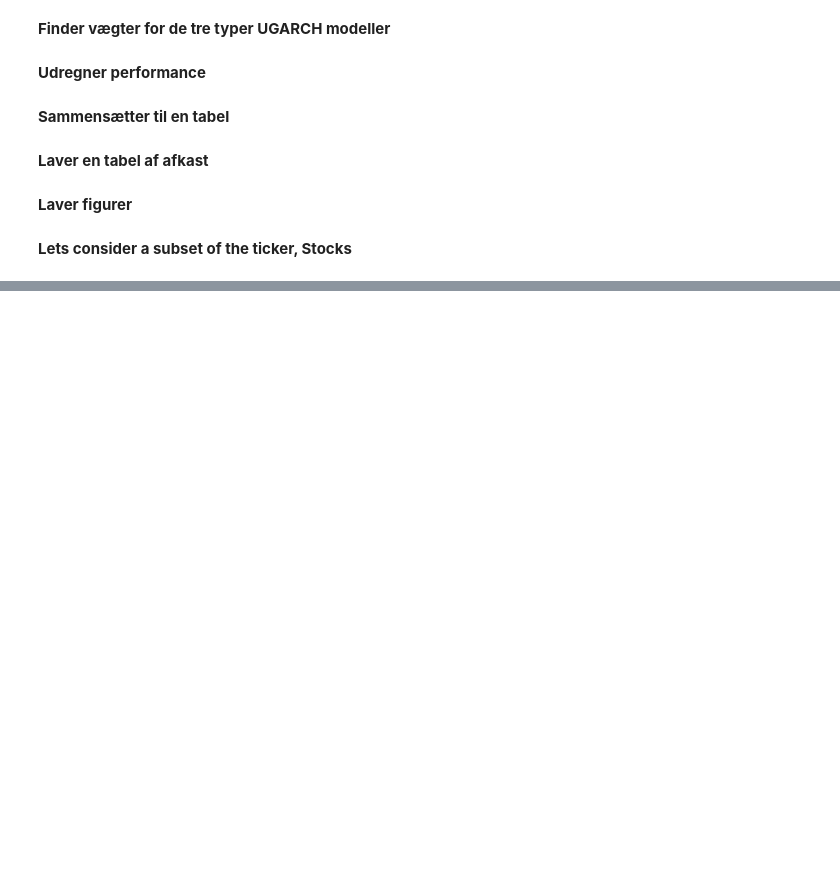
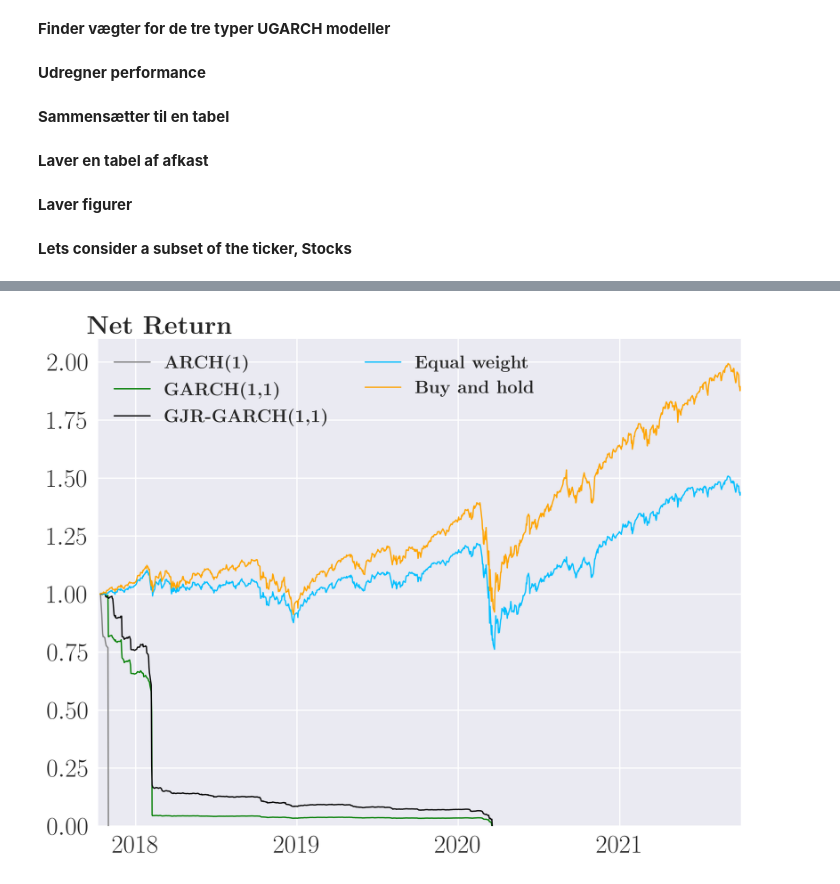
Before and after one commit to neriksen/thesis, a Jupyter notebook: backtesting/backtesting_graphs_NO_TC.ipynb, the cells around one changed output, grey strips where cells are left out. Cells and saved outputs as stored; diff of their text form; code cells hidden in the pictures; blank space fills up the shorter version.

```diff
--- a/backtesting/backtesting_graphs_NO_TC.ipynb
+++ b/backtesting/backtesting_graphs_NO_TC.ipynb
@@ -206,15 +208,17 @@ fig.savefig("Performance_no_TC_before_S.png", bbox_inches = 'tight', pad_inches
 # %%
 fig, ax = plt.subplots(1, 1, figsize=(9,7), dpi=300)
 ax.plot(res_TC_s,linewidth=1)
-ax.set_ylim(0,1.8)
+ax.set_ylim(0,2.1)
 ax.set_xlim("2017-10-08","2021-10-02")
 ax.xaxis.set_major_locator(YearLocator())
 ax.xaxis.set_major_formatter(DateFormatter("%Y"))
 ax.legend([r'\textbf{ARCH(1)}',r'\textbf{GARCH(1,1)}',r'\textbf{GJR-GARCH(1,1)}',r'\textbf{Equal weight}',r'\textbf{Buy and hold}']
 ,ncol=2,loc="upper left",fontsize=14)
 ax.set_ylabel(r'\textbf{Net Return}',loc='top', rotation = 0, labelpad = -145)
 #fig.savefig("Backtesting\output\Performance_no_TC.png", bbox_inches = 'tight', pad_inches = 0.1)
 fig.savefig("Performance_no_TC_after_S.png", bbox_inches = 'tight', pad_inches = 0.1)
+# %% [output]
+[figure, added]
 # %%
 v_t_ARCH_s.index = pd.to_datetime(v_t_ARCH_s.index)
 fig, ax = plt.subplots(1, 1, figsize=(9,7), dpi=300)
```
Also changed, not shown: parts of 5 cells of this notebook, 49 other files.
